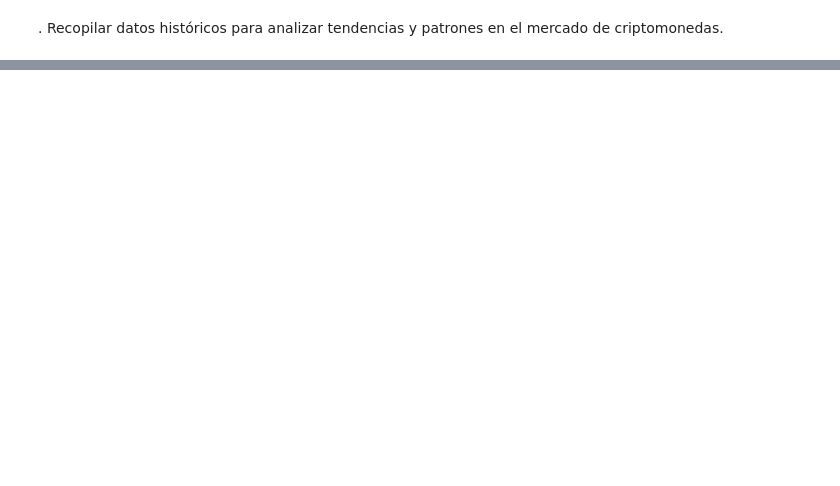
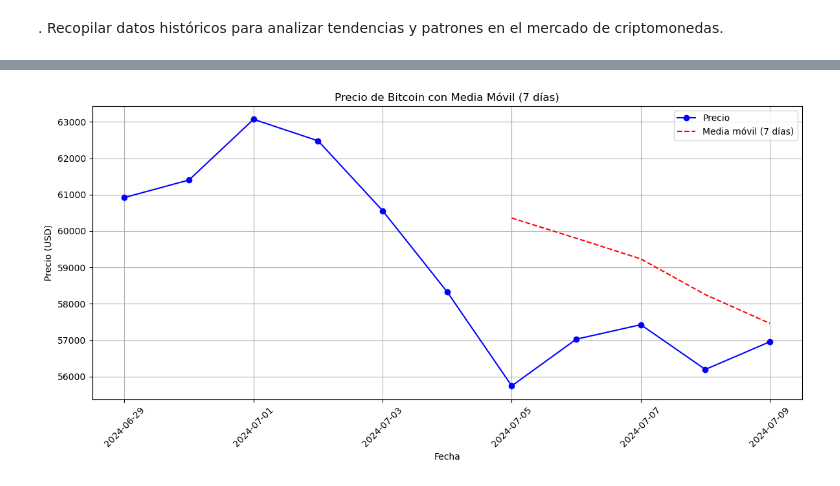
Before and after one commit to Fer-2/Criptomonedas_Fin, a Jupyter notebook: Notebook_final.ipynb, the cells around one changed output, grey strips where cells are left out. Saved outputs shown, nothing was run; the diff lists cells and outputs as text; code cells hidden in the pictures; blank space fills up the shorter version.

```diff
--- a/Notebook_final.ipynb
+++ b/Notebook_final.ipynb
@@ -151,0 +152,18 @@ Datos históricos de Bitcoin:
+# %%
+# Calcular la media móvil de 7 días para suavizar los datos
+df_bitcoin['rolling_mean'] = df_bitcoin['price'].rolling(window=7).mean()
+
+# Graficar el precio de Bitcoin con la media móvil
+plt.figure(figsize=(12, 6))
+plt.plot(df_bitcoin['timestamp'], df_bitcoin['price'], marker='o', linestyle='-', color='b', label='Precio')
+plt.plot(df_bitcoin['timestamp'], df_bitcoin['rolling_mean'], linestyle='--', color='r', label='Media móvil (7 días)')
+plt.title('Precio de Bitcoin con Media Móvil (7 días)')
+plt.xlabel('Fecha')
+plt.ylabel('Precio (USD)')
+plt.grid(True)
+plt.xticks(rotation=45)
+plt.legend()
+plt.tight_layout()
+plt.show()
+# %% [output]
+[figure, added]
```
Also changed, not shown: parts of 2 cells of this notebook.
